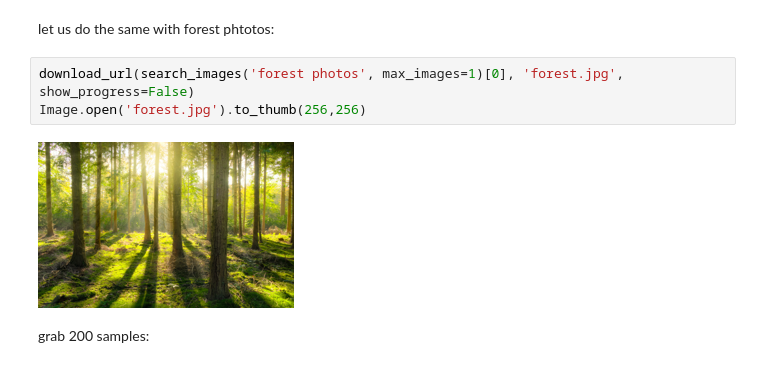
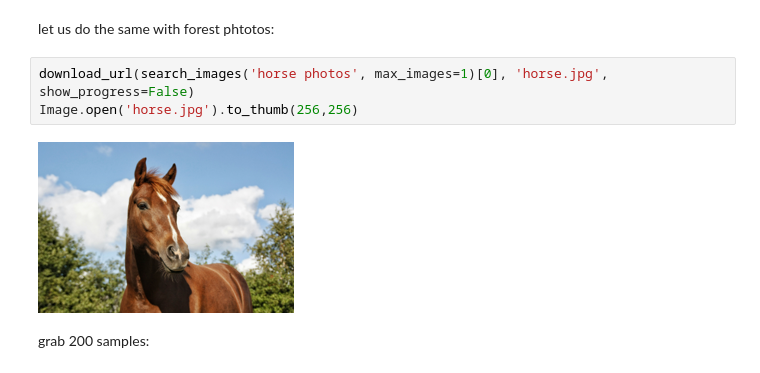
Before and after one commit to guangyu-chen1991/course22, a Jupyter notebook: 10animals.ipynb, the cells around one changed output. Drawn from its saved outputs; the diff is of its cells as text.

```diff
--- a/10animals.ipynb
+++ b/10animals.ipynb
@@ -29,10 +29,10 @@ im.to_thumb(256,256)
 # %% [markdown]
 let us do the same with forest phtotos:
 # %%
-download_url(search_images('forest photos', max_images=1)[0], 'forest.jpg', show_progress=False)
-Image.open('forest.jpg').to_thumb(256,256)
+download_url(search_images('horse photos', max_images=1)[0], 'horse.jpg', show_progress=False)
+Image.open('horse.jpg').to_thumb(256,256)
 # %% [output]
-[figure, old version]
+[figure, new version]
 # %% [markdown]
 grab 200 samples:
 # %%
```
Also changed, not shown: parts of 4 cells of this notebook, 1 other file.
